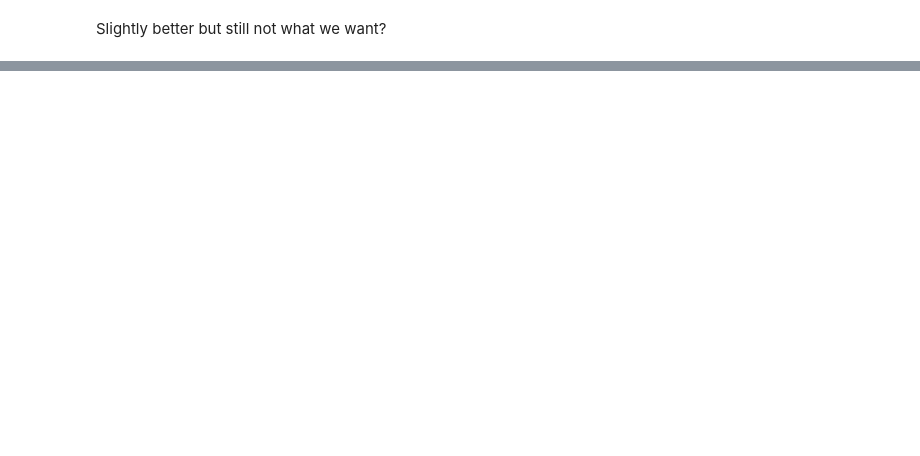
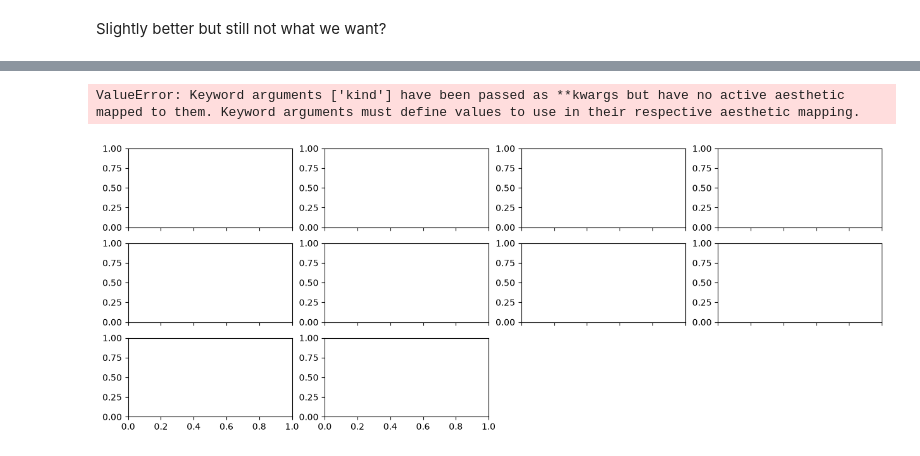
Before and after one commit to jenny-pom/E3_hierarchical_models_and_testing, a Jupyter notebook: notes_andrea.ipynb, the cells around one changed output, grey strips where cells are left out. Saved outputs shown, nothing was run; the diff lists cells and outputs as text; code cells hidden in the pictures; blank space fills up the shorter version.

```diff
--- a/notes_andrea.ipynb
+++ b/notes_andrea.ipynb
@@ -258,2 +258,16 @@ Sampling: [1|study_offset, 1|study_sigma, Intercept, group, p(reuse, total)]
 # %% [markdown]
 Slightly better but still not what we want?
+# %%
+priors = {
+    "Intercept": bmb.Prior("Normal", mu=0, sigma=1),
+    "1|study": bmb.Prior("Normal", mu=0, sigma=bmb.Prior("HalfNormal", sigma=1.5)) # Changed sigma from 2 to 1.5
+}
+m3 = bmb.Model("p(reuse, total) ~ 1 + group + (1|study)", combined_data, family="binomial", priors=priors)
+m3
+
+idata3 = m3.fit()
+
+m3.build()
+idata_prior = m3.prior_predictive()
+prior = az.extract(idata_prior, group="prior")["p"]
+plot_prior_predictive(combined_data, prior)
@@ -259,0 +287,2 @@ Slightly better but still not what we want?
+# %%
+idata3 = m3.fit(target_accept = 0.95)
@@ -259,0 +298,19 @@ Slightly better but still not what we want?
+# %%
+var_names = ["Intercept", "group", "1|study", "1|study_sigma"]
+az.plot_trace(idata3, var_names=var_names, kind=("trace", "rank_bars"))
+plt.gcf().set_size_inches(18, 8)
+# Find all axes and make their y-axis limits the same
+all_axes = plt.gcf().axes
+
+y_limits = [ax.get_ylim() for ax in all_axes]
+y_min = min(y[0] for y in y_limits)
+y_max = max(y[1] for y in y_limits)
+
+for ax in all_axes:
+    ax.set_ylim(y_min, y_max)
+plt.tight_layout()
+
+print(idata3.posterior.data_vars)
+# %% [output]
+ValueError: Keyword arguments ['kind'] have been passed as **kwargs but have no active aesthetic mapped to them. Keyword arguments must define values to use in their respective aesthetic mapping.
+[figure, added]
```
Also changed, not shown: parts of 5 cells of this notebook.
